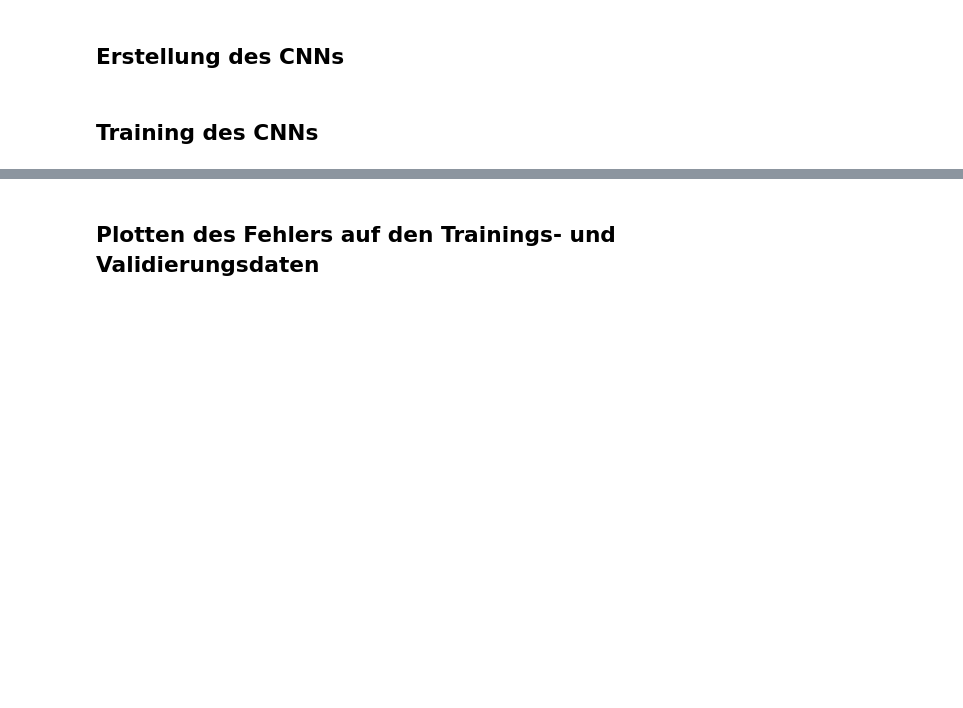
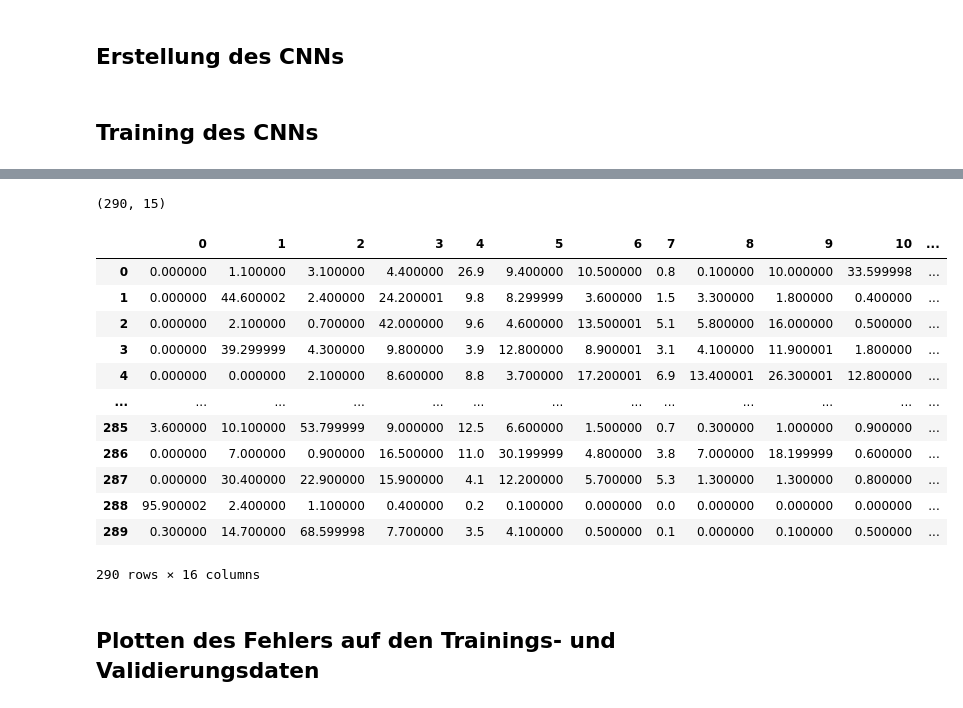
Before and after one commit to hajo1038/KI_Projekt, a Jupyter notebook: CNN_Model.ipynb, the cells around one changed output, grey strips where cells are left out. Cells and saved outputs as stored; diff of their text form; code cells hidden in the pictures; blank space fills up the shorter version.

```diff
--- a/CNN_Model.ipynb
+++ b/CNN_Model.ipynb
@@ -108,3 +123,4 @@ Epoch 10/10
 # %%
 model.evaluate(X_test, y_test)
+predictions = model.predict(X_test)
 # %% [output]
@@ -113,3 +129,25 @@ model.evaluate(X_test, y_test)
+# %%
+y_test.shape
+# %% [output]
+(290, 15)
+# %%
+df_test = pd.DataFrame(predictions.round(3)*100)
+df_test["Label"] = np.argmax(y_test, axis=1)
+df_test
+# %% [output]
+|  | 0 | 1 | 2 | 3 | 4 | 5 | 6 | 7 | 8 | 9 | 10 | ... |
+| 0 | 0.000000 | 1.100000 | 3.100000 | 4.400000 | 26.9 | 9.400000 | 10.500000 | 0.8 | 0.100000 | 10.000000 | 33.599998 | ... |
+| 1 | 0.000000 | 44.600002 | 2.400000 | 24.200001 | 9.8 | 8.299999 | 3.600000 | 1.5 | 3.300000 | 1.800000 | 0.400000 | ... |
+| 2 | 0.000000 | 2.100000 | 0.700000 | 42.000000 | 9.6 | 4.600000 | 13.500001 | 5.1 | 5.800000 | 16.000000 | 0.500000 | ... |
+| 3 | 0.000000 | 39.299999 | 4.300000 | 9.800000 | 3.9 | 12.800000 | 8.900001 | 3.1 | 4.100000 | 11.900001 | 1.800000 | ... |
+| 4 | 0.000000 | 0.000000 | 2.100000 | 8.600000 | 8.8 | 3.700000 | 17.200001 | 6.9 | 13.400001 | 26.300001 | 12.800000 | ... |
+| ... | ... | ... | ... | ... | ... | ... | ... | ... | ... | ... | ... | ... |
+| 285 | 3.600000 | 10.100000 | 53.799999 | 9.000000 | 12.5 | 6.600000 | 1.500000 | 0.7 | 0.300000 | 1.000000 | 0.900000 | ... |
+| 286 | 0.000000 | 7.000000 | 0.900000 | 16.500000 | 11.0 | 30.199999 | 4.800000 | 3.8 | 7.000000 | 18.199999 | 0.600000 | ... |
+| 287 | 0.000000 | 30.400000 | 22.900000 | 15.900000 | 4.1 | 12.200000 | 5.700000 | 5.3 | 1.300000 | 1.300000 | 0.800000 | ... |
+| 288 | 95.900002 | 2.400000 | 1.100000 | 0.400000 | 0.2 | 0.100000 | 0.000000 | 0.0 | 0.000000 | 0.000000 | 0.000000 | ... |
+| 289 | 0.300000 | 14.700000 | 68.599998 | 7.700000 | 3.5 | 4.100000 | 0.500000 | 0.1 | 0.000000 | 0.100000 | 0.500000 | ... |
+290 rows × 16 columns
 # %% [markdown]
 ## Plotten des Fehlers auf den Trainings- und Validierungsdaten
 # %%
```
Also changed, not shown: parts of 9 cells of this notebook.
